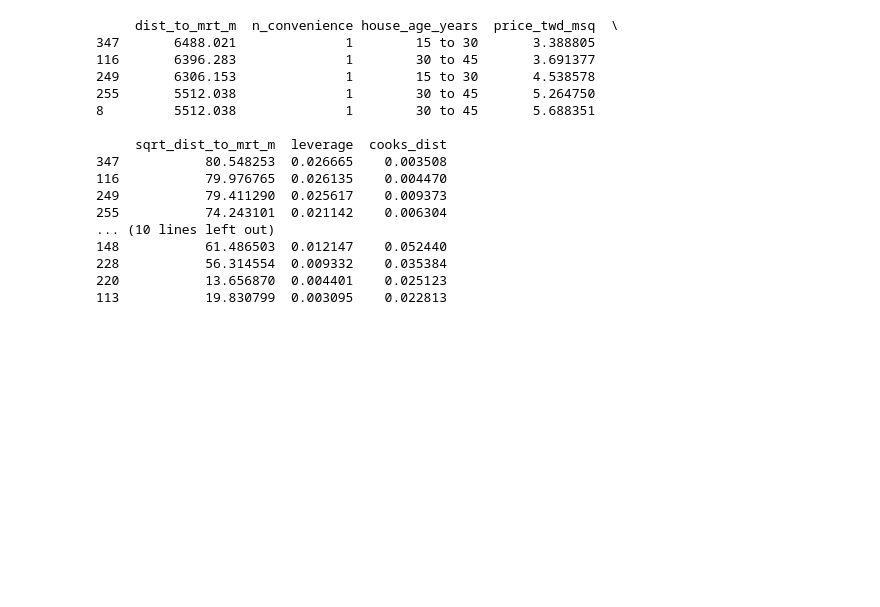
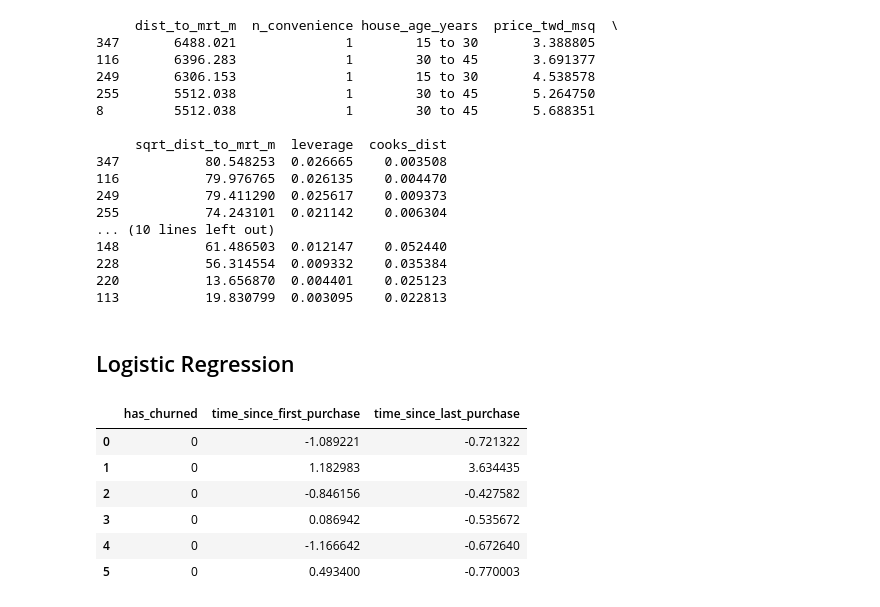
Before and after one commit to umutky/datascience_repo, a Jupyter notebook: regression.ipynb, the cells around one changed output. Saved outputs shown, nothing was run; the diff lists cells and outputs as text; code cells hidden in the pictures; blank space fills up the shorter version.

```diff
--- a/regression.ipynb
+++ b/regression.ipynb
@@ -566,3 +566,16 @@ print(taiwan_real_estate.sort_values("cooks_dist", ascending=False).head())
 228           56.314554  0.009332    0.035384
 220           13.656870  0.004401    0.025123
 113           19.830799  0.003095    0.022813
+# %% [markdown]
+## Logistic Regression
+# %%
+churn = pd.read_csv("/home/umut/python_calismalar/churn.csv")
+churn.head(6)
+# %% [output]
+|  | has_churned | time_since_first_purchase | time_since_last_purchase |
+| 0 | 0 | -1.089221 | -0.721322 |
+| 1 | 0 | 1.182983 | 3.634435 |
+| 2 | 0 | -0.846156 | -0.427582 |
+| 3 | 0 | 0.086942 | -0.535672 |
+| 4 | 0 | -1.166642 | -0.672640 |
+| 5 | 0 | 0.493400 | -0.770003 |
```
Also changed, not shown: parts of 4 cells of this notebook.
